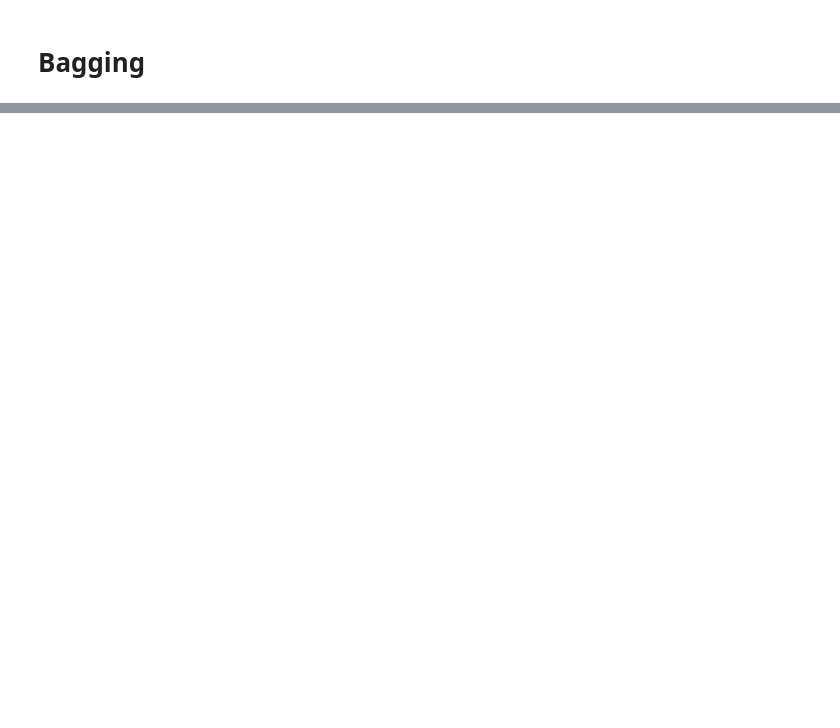
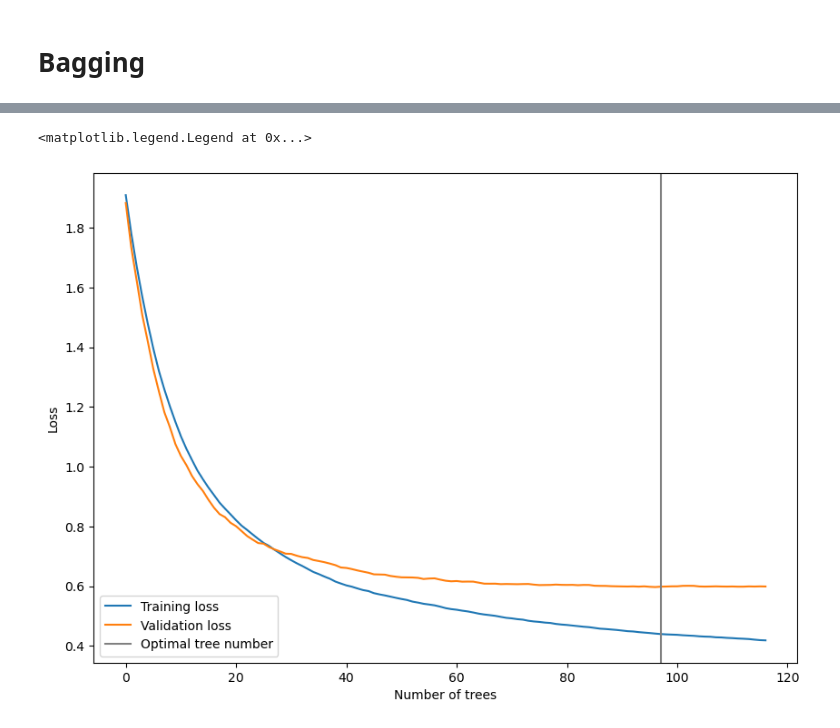
Before and after one commit to Garchypielago/IDBootcamp, a Jupyter notebook: 6_Semana/Teoria/dia12.ipynb, the cells around one changed output, grey strips where cells are left out. Saved outputs shown, nothing was run; the diff lists cells and outputs as text; code cells hidden in the pictures; blank space fills up the shorter version.

```diff
--- a/6_Semana/Teoria/dia12.ipynb
+++ b/6_Semana/Teoria/dia12.ipynb
@@ -153,0 +444,5 @@ array([-2.86817877])
+# %%
+X = pd.read_csv("solubility_train.csv")
+y = X['Solubility']
+X = X.drop(columns=['Unnamed: 0','Solubility'])
+X_train, X_test, y_train, y_test = train_test_split(X, y, test_size=0.1)
@@ -153,0 +527,5 @@ array([-2.86817877])
+# %%
+model = xgb.XGBRegressor(n_estimators=500, max_depth=3,
+                         learning_rate=0.1, early_stopping_rounds=20)
+model.fit(X_train, y_train,
+            eval_set=[(X_train, y_train), (X_test, y_test)])
@@ -153,0 +561,15 @@ array([-2.86817877])
+# %%
+results = model.evals_result()
+
+total_trees=len(results["validation_0"]["rmse"]) #el numero total de arboles
+
+plt.figure(figsize=(10,7))
+plt.plot(results["validation_0"]["rmse"], label="Training loss")
+plt.plot(results["validation_1"]["rmse"], label="Validation loss")
+plt.axvline(total_trees-20, color="gray", label="Optimal tree number")
+plt.xlabel("Number of trees")
+plt.ylabel("Loss")
+plt.legend()
+# %% [output]
+<matplotlib.legend.Legend at 0x...>
+[figure, added]
```
Also changed, not shown: parts of 37 cells of this notebook, 48 other files.
